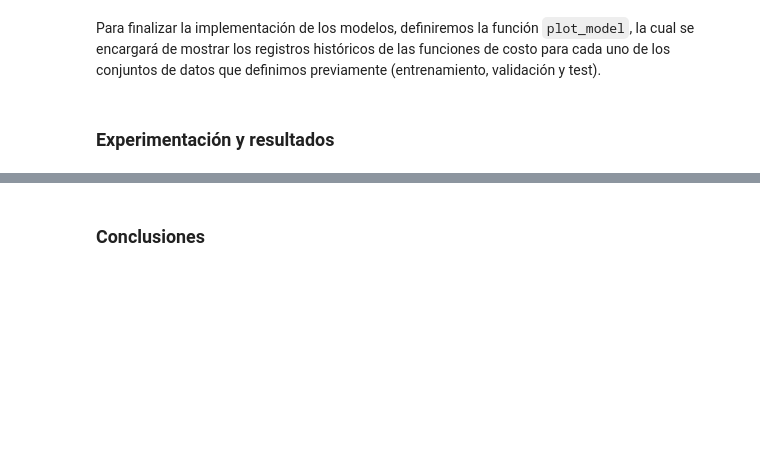
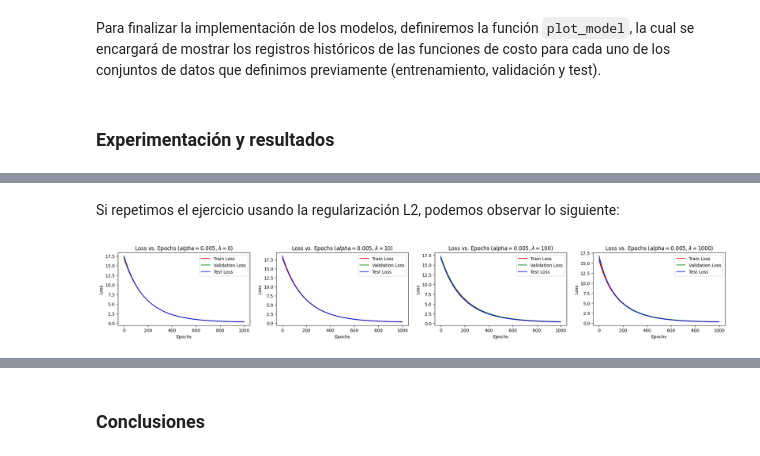
Before and after one commit to 26-jorge-01/ML-T1, a Jupyter notebook: taller1.ipynb, the cells around one changed output, grey strips where cells are left out. Cells and saved outputs as stored; diff of their text form; code cells hidden in the pictures; blank space fills up the shorter version.

```diff
--- a/taller1.ipynb
+++ b/taller1.ipynb
@@ -332,0 +432,45 @@ plot_model(historicals)
+# %% [markdown]
+Si repetimos el ejercicio usando la regularización L2, podemos observar lo siguiente:
+# %%
+epochs_range = range(epochs)
+
+plt.figure(figsize=(25, 3))
+plt.subplot(1, 4, 1)
+plt.plot(epochs_range, historicals[(lr3, crl1_1, crl2_1)]['train_losses'], label='Train Loss', color='red')
+plt.plot(epochs_range, historicals[(lr3, crl1_1, crl2_1)]['val_losses'], label='Validation Loss', color='green')
+plt.plot(epochs_range, historicals[(lr3, crl1_1, crl2_1)]['test_losses'], label='Test Loss', color='blue')
+plt.xlabel('Epochs')
+plt.ylabel('Loss')
+plt.legend()
+plt.title(f'Loss vs. Epochs ($alpha = {lr3}, \lambda = {crl2_1}$)')
+
+plt.subplot(1, 4, 2)
+plt.plot(epochs_range, historicals[(lr3, crl1_1, crl2_2)]['train_losses'], label='Train Loss', color='red')
+plt.plot(epochs_range, historicals[(lr3, crl1_1, crl2_2)]['val_losses'], label='Validation Loss', color='green')
+plt.plot(epochs_range, historicals[(lr3, crl1_1, crl2_2)]['test_losses'], label='Test Loss', color='blue')
+plt.xlabel('Epochs')
+plt.ylabel('Loss')
+plt.legend()
+plt.title(f'Loss vs. Epochs ($alpha = {lr3}, \lambda = {crl2_2}$)')
+
+plt.subplot(1, 4, 3)
+plt.plot(epochs_range, historicals[(lr3, crl1_1, crl2_3)]['train_losses'], label='Train Loss', color='red')
+plt.plot(epochs_range, historicals[(lr3, crl1_1, crl2_3)]['val_losses'], label='Validation Loss', color='green')
+plt.plot(epochs_range, historicals[(lr3, crl1_1, crl2_3)]['test_losses'], label='Test Loss', color='blue')
+plt.xlabel('Epochs')
+plt.ylabel('Loss')
+plt.legend()
+plt.title(f'Loss vs. Epochs ($alpha = {lr3}, \lambda = {crl2_3}$)')
+
+plt.subplot(1, 4, 4)
+plt.plot(epochs_range, historicals[(lr3, crl1_1, crl2_4)]['train_losses'], label='Train Loss', color='red')
+plt.plot(epochs_range, historicals[(lr3, crl1_1, crl2_4)]['val_losses'], label='Validation Loss', color='green')
+plt.plot(epochs_range, historicals[(lr3, crl1_1, crl2_4)]['test_losses'], label='Test Loss', color='blue')
+plt.xlabel('Epochs')
+plt.ylabel('Loss')
+plt.legend()
+plt.title(f'Loss vs. Epochs ($alpha = {lr3}, \lambda = {crl2_4})$')
+
+plt.show()
+# %% [output]
+[figure, added]
```
Also changed, not shown: parts of 21 cells of this notebook.
